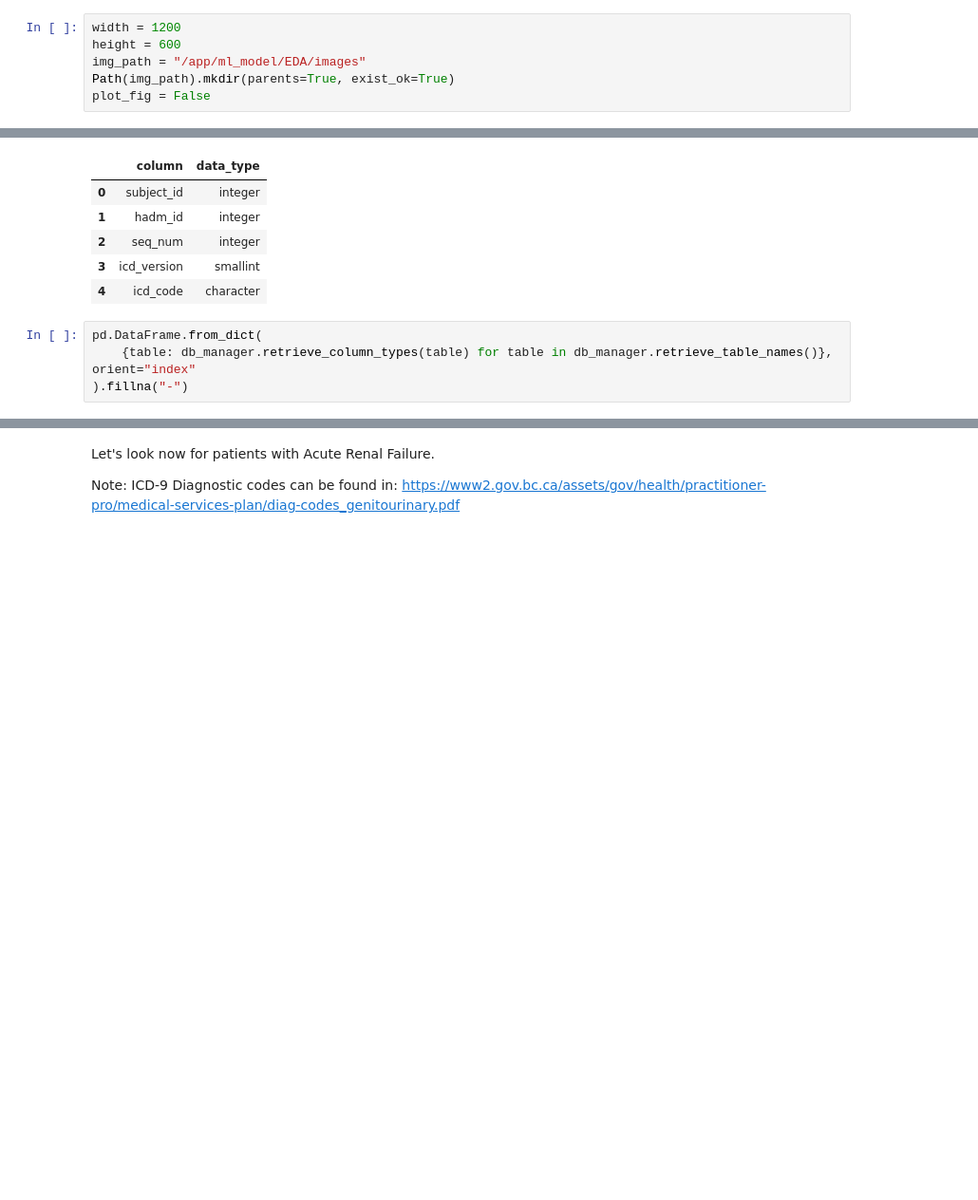
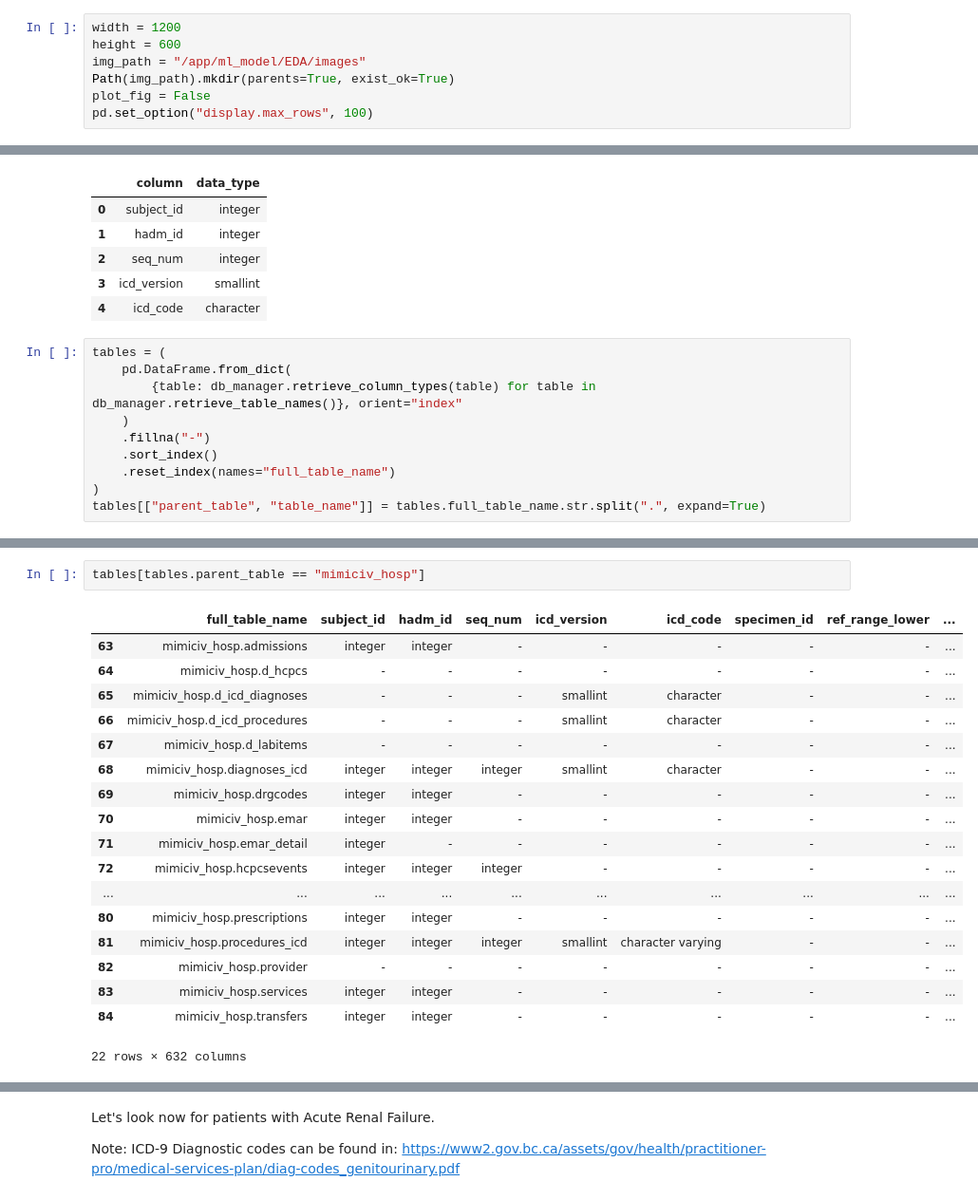
Before and after one commit to charicf/DoctorDisease2.0_AKI, a Jupyter notebook: ml_model/EDA/mimic_iv_eda.ipynb, the cells around one changed output, grey strips where cells are left out. Shown at 95% size. Drawn from its saved outputs; the diff is of its cells as text; blank space fills up the shorter version.

Commit message:
Update EDA with derived tables

```diff
--- a/ml_model/EDA/mimic_iv_eda.ipynb
+++ b/ml_model/EDA/mimic_iv_eda.ipynb
@@ -14,6 +16,7 @@ height = 600
 img_path = "/app/ml_model/EDA/images"
 Path(img_path).mkdir(parents=True, exist_ok=True)
 plot_fig = False
+pd.set_option("display.max_rows", 100)
 # %%
 db_manager = MimicDBManager(port=5432)
 db_manager.retrieve_table_names()
@@ -80,6 +82,12 @@ pd.DataFrame.from_dict(db_manager.retrieve_column_types(table_name), orient="ind
 | 3 | icd_version | smallint |
 | 4 | icd_code | character |
 # %%
-pd.DataFrame.from_dict(
-    {table: db_manager.retrieve_column_types(table) for table in db_manager.retrieve_table_names()}, orient="index"
-).fillna("-")
+tables = (
+    pd.DataFrame.from_dict(
+        {table: db_manager.retrieve_column_types(table) for table in db_manager.retrieve_table_names()}, orient="index"
+    )
+    .fillna("-")
+    .sort_index()
+    .reset_index(names="full_table_name")
+)
+tables[["parent_table", "table_name"]] = tables.full_table_name.str.split(".", expand=True)
@@ -104,0 +94,21 @@ pd.DataFrame.from_dict(
+# %%
+tables[tables.parent_table == "mimiciv_hosp"]
+# %% [output]
+|  | full_table_name | subject_id | hadm_id | seq_num | icd_version | icd_code | specimen_id | ref_range_lower | ... |
+| 63 | mimiciv_hosp.admissions | integer | integer | - | - | - | - | - | ... |
+| 64 | mimiciv_hosp.d_hcpcs | - | - | - | - | - | - | - | ... |
+| 65 | mimiciv_hosp.d_icd_diagnoses | - | - | - | smallint | character | - | - | ... |
+| 66 | mimiciv_hosp.d_icd_procedures | - | - | - | smallint | character | - | - | ... |
+| 67 | mimiciv_hosp.d_labitems | - | - | - | - | - | - | - | ... |
+| 68 | mimiciv_hosp.diagnoses_icd | integer | integer | integer | smallint | character | - | - | ... |
+| 69 | mimiciv_hosp.drgcodes | integer | integer | - | - | - | - | - | ... |
+| 70 | mimiciv_hosp.emar | integer | integer | - | - | - | - | - | ... |
+| 71 | mimiciv_hosp.emar_detail | integer | - | - | - | - | - | - | ... |
+| 72 | mimiciv_hosp.hcpcsevents | integer | integer | integer | - | - | - | - | ... |
+| ... | ... | ... | ... | ... | ... | ... | ... | ... | ... |
+| 80 | mimiciv_hosp.prescriptions | integer | integer | - | - | - | - | - | ... |
+| 81 | mimiciv_hosp.procedures_icd | integer | integer | integer | smallint | character varying | - | - | ... |
+| 82 | mimiciv_hosp.provider | - | - | - | - | - | - | - | ... |
+| 83 | mimiciv_hosp.services | integer | integer | - | - | - | - | - | ... |
+| 84 | mimiciv_hosp.transfers | integer | integer | - | - | - | - | - | ... |
+22 rows × 632 columns
```
Also changed, not shown: parts of 9 cells of this notebook.
